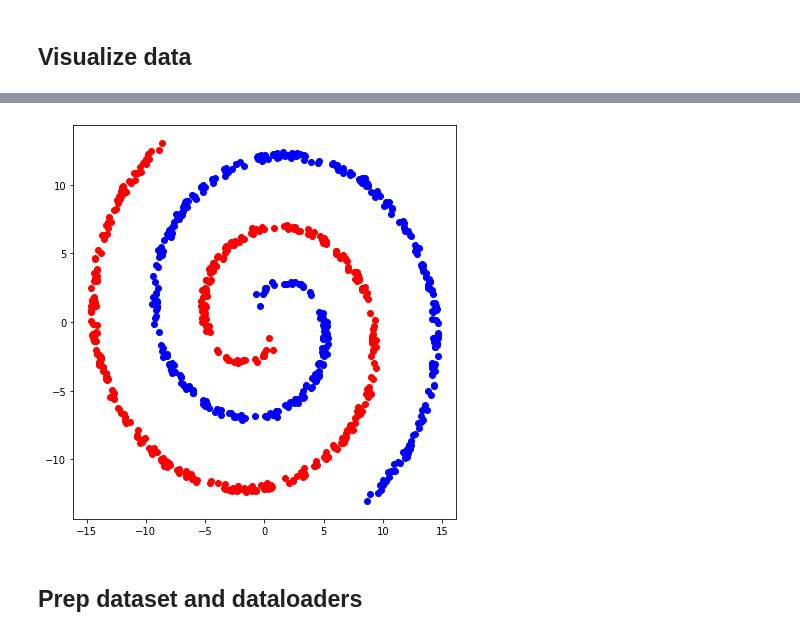
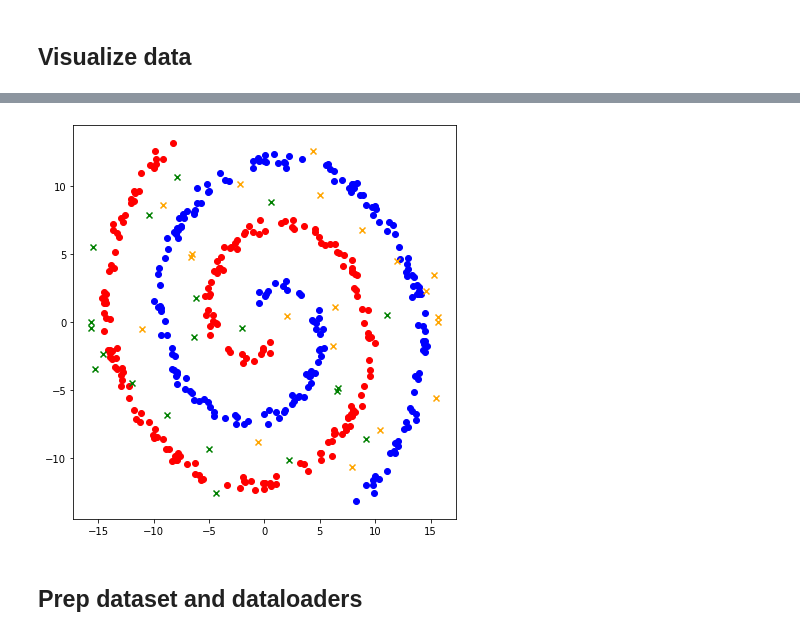
Before and after one commit to Burt360/loss-surfaces-in-data, a Jupyter notebook: swissroll.ipynb, the cells around one changed output, grey strips where cells are left out. Cells and saved outputs as stored; diff of their text form; code cells hidden in the pictures.

```diff
--- a/swissroll.ipynb
+++ b/swissroll.ipynb
@@ -55,15 +55,38 @@ def plot_decision_boundary(model, X, train_set, test_set):
 ## Visualize data
 # %%
 ### Adapted from `gen-viz`
-def twospirals(n_points, noise=0.5, rng=None):
+def twospirals(n_points, noise=0.5, rng=None, bimodal=None):
   """
     Returns the two spirals dataset.
   """
   if rng is None:
     rng = np.random.default_rng(42)
 
+  if bimodal is None:
+    sample = lambda size: rng.uniform(-noise, noise, size=(size, 1))
+  else:
+    # In this case, `noise` is unused
+    μ, σ = bimodal
+    sample = lambda size: rng.permutation(np.concatenate((
+      rng.normal(μ, σ, size=(size//2, 1)),
+      rng.normal(- μ, σ, size=(size//2, 1))
+    )))
+
   n = np.sqrt(rng.uniform(size=(n_points, 1))) * 600 * (2*np.pi)/360
-  d1x = -1.5*np.cos(n)*n + rng.uniform(size=(n_points, 1)) * noise
-  d1y =  1.5*np.sin(n)*n + rng.uniform(size=(n_points, 1)) * noise
-  return (np.vstack((np.hstack((d1x,d1y)),np.hstack((-d1x,-d1y)))),
-            np.hstack((np.zeros(n_points),np.ones(n_points))))
+
+  d1x = -1.5*np.cos(n)*n + sample(n_points)
+  d1y =  1.5*np.sin(n)*n + sample(n_points)
+
+  return (np.vstack((np.hstack((d1x,d1y)), np.hstack((-d1x,-d1y)))),
+          np.hstack((np.zeros(n_points), np.ones(n_points))))
+# %%
+rng = np.random.default_rng()
+
+size = 10000
+μ, σ = 1.5, 0.1
+sample = rng.permutation(np.concatenate((
+  rng.normal(μ, σ, size=size//2),
+  rng.normal(- μ, σ, size=size//2)
+)))
+plt.hist(sample, bins=80, density=True)
+plt.show()
@@ -70,20 +95,25 @@ def twospirals(n_points, noise=0.5, rng=None):
 # %%
 # Get the two spirals and plot them, colored by classification.
 # I use twice as many points as Huang et al but (it seems) a little over
 # half the hidden the number of hidden dimensions.
-N = 400
-
-X, Y = twospirals(N)
+N = 200
 
 fig, ax = plt.subplots(1, 1, figsize=(6, 6))
+
+X, Y = twospirals(N, noise=0.5)
 
 ax.scatter(*X[Y == 0].T, color="blue")
 ax.scatter(*X[Y == 1].T, color="red")
 
+X, Y = twospirals(N//10, bimodal=(μ, σ))
+
+ax.scatter(*X[Y == 0].T, color="orange", marker='x')
+ax.scatter(*X[Y == 1].T, color="green", marker='x')
+
 fig.tight_layout()
 fig.show()
 # %% [output]
-[figure, old version]
+[figure, new version]
 # %% [markdown]
 ## Prep dataset and dataloaders
 # %%
```
Also changed, not shown: parts of 9 cells of this notebook.
